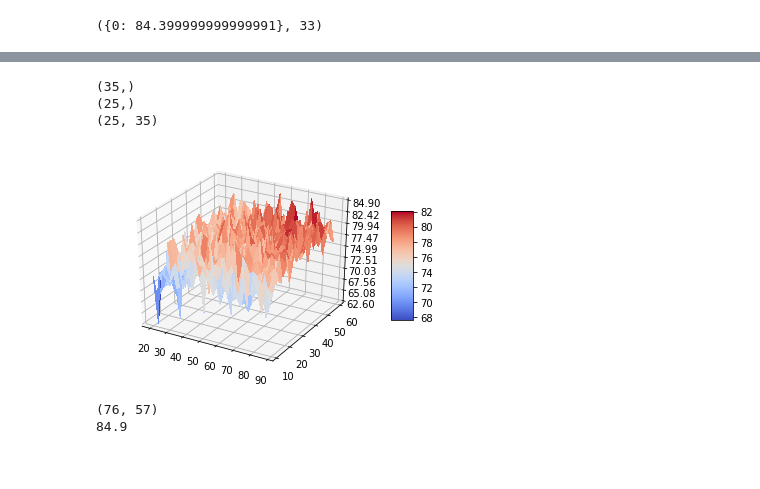
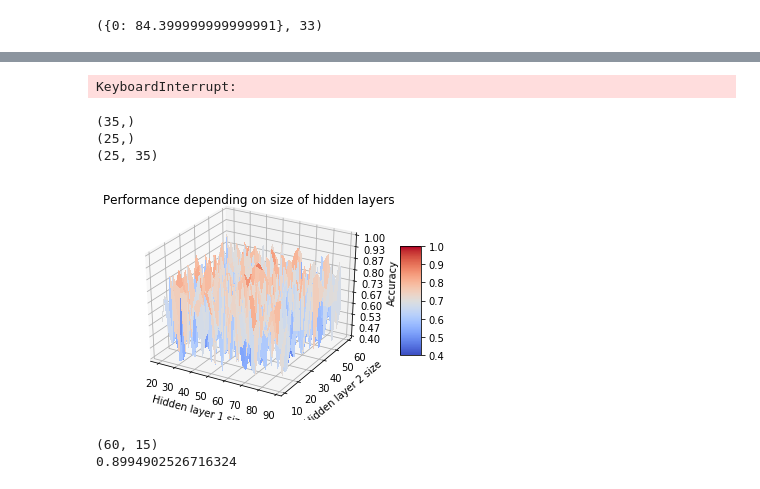
Before and after one commit to RaviShivam/pattern-recognition-nist, a Jupyter notebook: neural_nets_pca.ipynb, the cells around one changed output, grey strips where cells are left out. Saved outputs shown, nothing was run; the diff lists cells and outputs as text; code cells hidden in the pictures.

Commit message:
neural nets - full experiment - checkpoint before

```diff
--- a/neural_nets_pca.ipynb
+++ b/neural_nets_pca.ipynb
@@ -195,11 +170,3 @@ def tune_layer_size(X_train, y_train, X_test, y_test):
 
     # return results, max_key, results.get(max_key)
     return res_layer1, res_layer2, res, results
-# %%
-import pr_utils
-
-X_train, y_train = pr_utils.get_train_dataset_100()
-X_validate, y_validate = pr_utils.get_test_dataset_1000()
-X, Y, Z, total_results = tune_layer_size(X_train, y_train, X_validate, y_validate)
-
-print(X.shape, Y.shape, Z.shape)
@@ -224,12 +178,43 @@ progress 1.0204081632653061
+# %%
+import time
+
+start = time.time()
+
+print("running nn_opt_layers-full")
+run_full_nn_experiment("nn_opt_layers-full", pca=False, full_data=True)
+print("done after", time.time()-start)
+checkpoint = time.time()
+
+print("running nn_opt_layers-batch")
+run_full_nn_experiment("nn_opt_layers-batch", pca=False, full_data=False)
+print("done after", time.time()-checkpoint)
+checkpoint = time.time()
+
+print("running nn_opt_layers-full_pca")
+run_full_nn_experiment("nn_opt_layers-full_pca", pca=True, full_data=True)
+print("done after", time.time()-checkpoint)
+checkpoint = time.time()
+
+print("running nn_opt_layers-batch_pca")
+run_full_nn_experiment("nn_opt_layers-batch_pca", pca=True, full_data=False)
+print("done after", time.time()-checkpoint)
+checkpoint = time.time()
+
+end = time.time()
+
+print("omg, the end. total time=", end-start)
+# %% [output]
+KeyboardInterrupt:
 # %%
-plot3d(X, Y, Z, name="nn_layers_batch_pca")
+# plot3d(X, Y, Z, name="nn_layers_batch_pca")
+plot3d(X, Y, Z, name="tmp")
 max_key = max(total_results.keys(), key=(lambda key: total_results[key]))
 print(max_key)
 print(total_results.get(max_key))
 # %% [output]
 (35,)
 (25,)
 (25, 35)
-[figure, old version]
+[figure, new version]
-(76, 57)
-84.9
+(60, 15)
+0.8994902526716324
```
Also changed, not shown: parts of 6 cells of this notebook, 1 other file.
